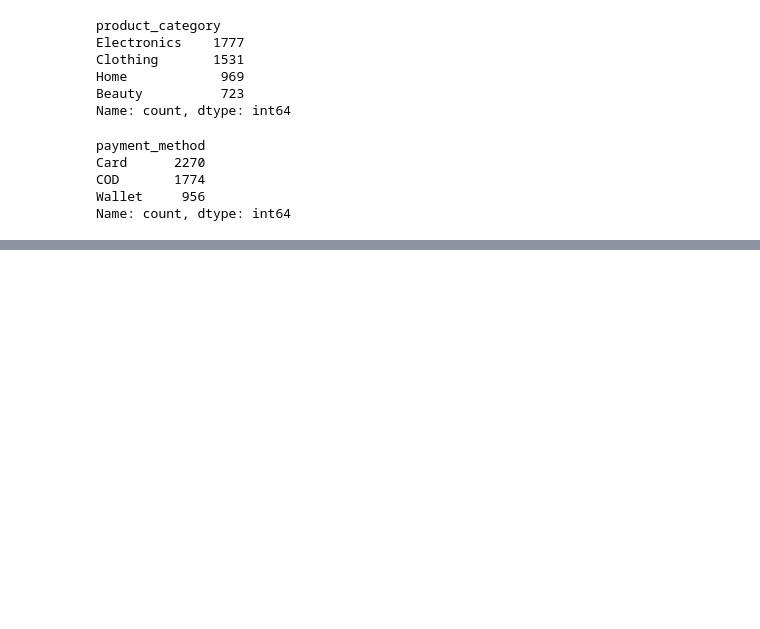
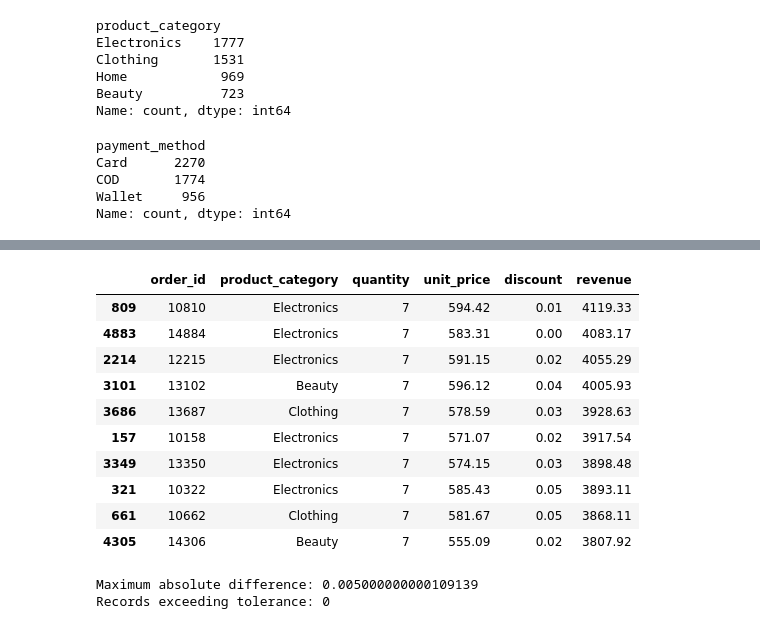
Before and after one commit to navya-kamath/ecommerce-business-analytics, a Jupyter notebook: notebook/Ecommerce_data_analysis.ipynb, the cells around one changed output, grey strips where cells are left out. Cells and saved outputs as stored; diff of their text form; code cells hidden in the pictures; blank space fills up the shorter version.

```diff
--- a/notebook/Ecommerce_data_analysis.ipynb
+++ b/notebook/Ecommerce_data_analysis.ipynb
@@ -153,0 +225,40 @@ for col in cols_to_plot:
+# %%
+#Investigating the largest orders
+data.nlargest(10, 'revenue')[
+    [
+        'order_id',
+        'product_category',
+        'quantity',
+        'unit_price',
+        'discount',
+        'revenue'
+    ]
+]
+# %% [output]
+|  | order_id | product_category | quantity | unit_price | discount | revenue |
+| 809 | 10810 | Electronics | 7 | 594.42 | 0.01 | 4119.33 |
+| 4883 | 14884 | Electronics | 7 | 583.31 | 0.00 | 4083.17 |
+| 2214 | 12215 | Electronics | 7 | 591.15 | 0.02 | 4055.29 |
+| 3101 | 13102 | Beauty | 7 | 596.12 | 0.04 | 4005.93 |
+| 3686 | 13687 | Clothing | 7 | 578.59 | 0.03 | 3928.63 |
+| 157 | 10158 | Electronics | 7 | 571.07 | 0.02 | 3917.54 |
+| 3349 | 13350 | Electronics | 7 | 574.15 | 0.03 | 3898.48 |
+| 321 | 10322 | Electronics | 7 | 585.43 | 0.05 | 3893.11 |
+| 661 | 10662 | Clothing | 7 | 581.67 | 0.05 | 3868.11 |
+| 4305 | 14306 | Beauty | 7 | 555.09 | 0.02 | 3807.92 |
+# %%
+expected_revenue = (
+    data['quantity']
+    * data['unit_price']
+    * (1 - data['discount'])
+)
+
+difference = (
+    data['revenue'] - expected_revenue
+).abs()
+
+print("Maximum absolute difference:", difference.max())
+print("Records exceeding tolerance:", (difference > 0.02).sum())
+# %% [output]
+Maximum absolute difference: 0.005000000000109139
+Records exceeding tolerance: 0
```
Also changed, not shown: parts of 21 cells of this notebook, 3 other files.
